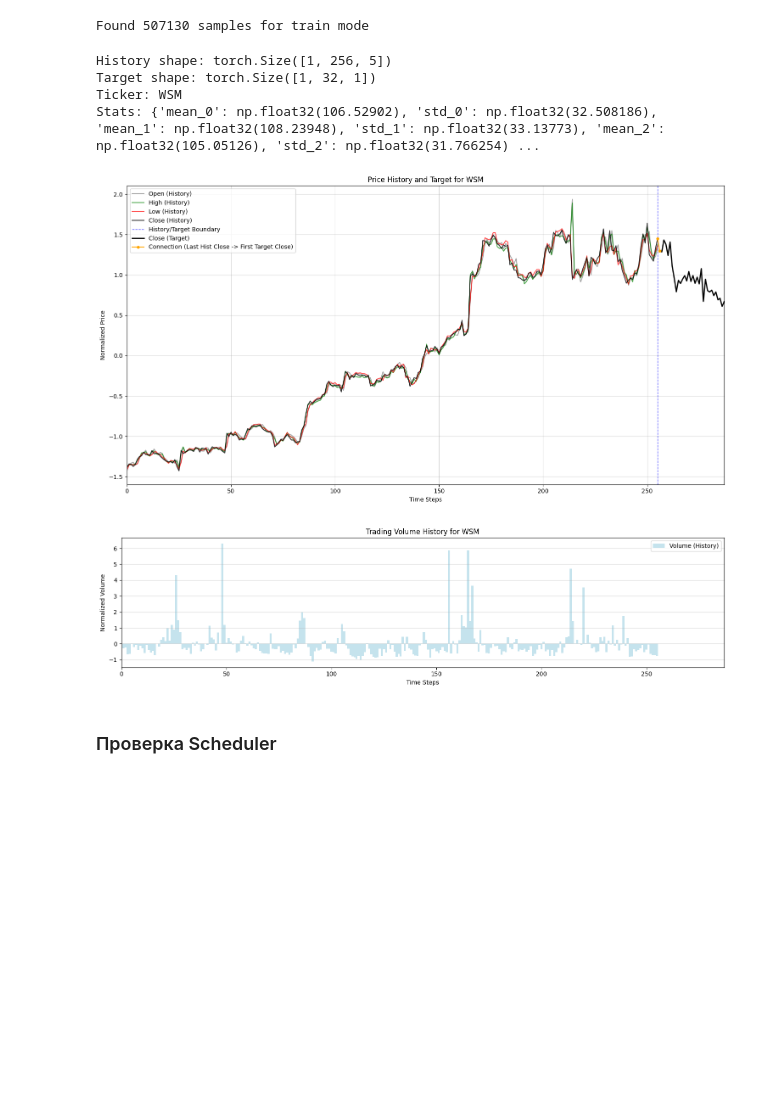
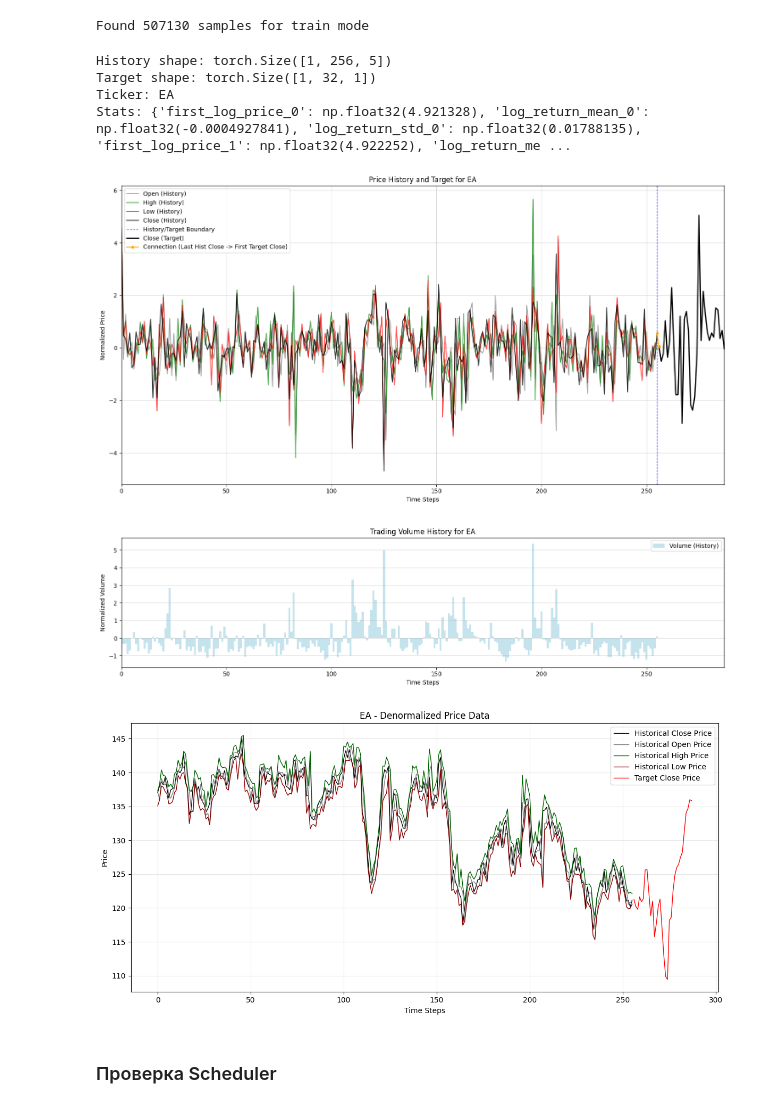
Before and after one commit to GrafikXxxxxxxYyyyyyyyyyy/TradingDiffusion, a Jupyter notebook: Workbench.ipynb, the cells around one changed output. Saved outputs shown, nothing was run; the diff lists cells and outputs as text; code cells hidden in the pictures; blank space fills up the shorter version.

```diff
--- a/Workbench.ipynb
+++ b/Workbench.ipynb
@@ -14,7 +14,7 @@
 # %%
 from src.utils.dataset import TradingDataset, TradingNormalizer
 
-normalizer = TradingNormalizer(method='z-score', history_len=256)
+normalizer = TradingNormalizer(method='log_returns', history_len=256)
 
 dataset = TradingDataset(
     data_path='data/',
@@ -28,26 +28,27 @@ Found 507130 samples for train mode
 # %%
 import torch
 from src.utils.visualization import plot_dataset_sample, plot_denormalized_sample
 from diffusers import DDPMScheduler
 
 
 idx = torch.randint(0, len(dataset), (1,)).item()
 sample = dataset[idx]
 print(f"History shape: {sample['history'].shape}")
 print(f"Target shape: {sample['target'].shape}")
 print(f"Ticker: {sample['ticker']}")
 print(f"Stats: {sample['stats']}")
 
 
 plot_dataset_sample(sample)
-# plot_denormalized_sample(sample)
+plot_denormalized_sample(sample)
 # %% [output]
 History shape: torch.Size([1, 256, 5])
 Target shape: torch.Size([1, 32, 1])
-Ticker: WSM
-Stats: {'mean_0': np.float32(106.52902), 'std_0': np.float32(32.508186), 'mean_1': np.float32(108.23948), 'std_1': np.float32(33.13773), 'mean_2': np.float32(105.05126), 'std_2': np.float32(31.766254) ...
+Ticker: EA
+Stats: {'first_log_price_0': np.float32(4.921328), 'log_return_mean_0': np.float32(-0.0004927841), 'log_return_std_0': np.float32(0.01788135), 'first_log_price_1': np.float32(4.922252), 'log_return_me ...
-[figure, old version]
+[figure, new version]
-[figure, old version]
+[figure, new version]
+[figure, added]
 # %% [markdown]
 ### Проверка Scheduler
 # %%
```
Also changed, not shown: parts of 1 cell of this notebook, 4 other files.
